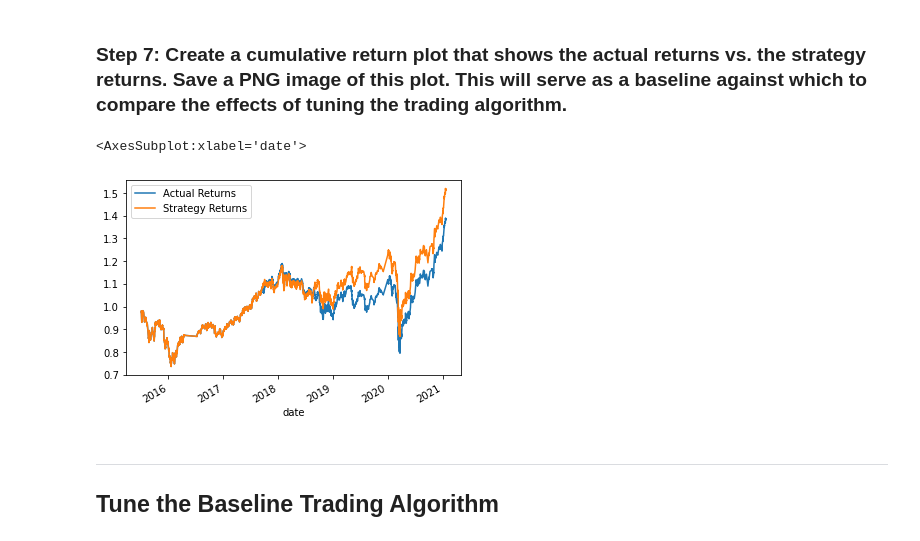
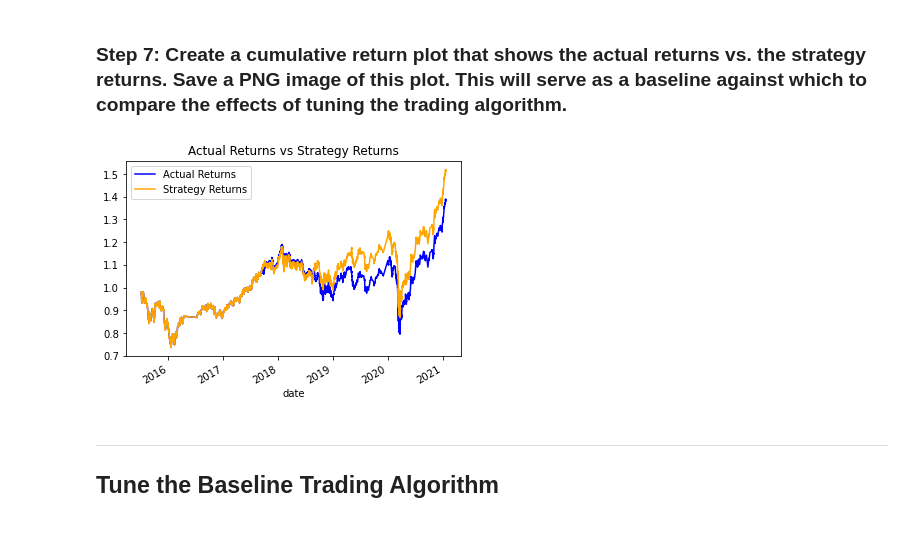
Before and after one commit to douglasg-fintec/machine_learning_trading_bot, a Jupyter notebook: machine_learning_trading_bot.ipynb, the cells around one changed output. Saved outputs shown, nothing was run; the diff lists cells and outputs as text; code cells hidden in the pictures.

Commit message:
Add mathpot to save image

```diff
--- a/machine_learning_trading_bot.ipynb
+++ b/machine_learning_trading_bot.ipynb
@@ -358,7 +354,7 @@ predictions_df['Predicted'] = svm_pred
 predictions_df['Actual Returns'] = signals_df['Actual Returns']
 
 # Add the strategy returns to the DataFrame
-predictions_df['Strategy Returns'] = predictions_df['Actual Returns'] * predictions_df['Predicted']
+predictions_df['Strategy Returns'] = (predictions_df['Actual Returns'] * predictions_df['Predicted'] )
 
 # Review the DataFrame
 display(predictions_df.head())
@@ -380,12 +376,25 @@ display(predictions_df.tail())
 | 2021-01-22 15:45:00 | 1.0 | -0.000896 | -0.000896 |
 # %% [markdown]
 ### Step 7: Create a cumulative return plot that shows the actual returns vs. the strategy returns. Save a PNG image of this plot. This will serve as a baseline against which to compare the effects of tuning the trading algorithm.
-# %%
-# Plot the actual returns versus the strategy returns
-(1 + predictions_df[["Actual Returns", "Strategy Returns"]]).cumprod().plot()
-# %% [output]
-<AxesSubplot:xlabel='date'>
-[figure, removed]
+# %%
+# Plot the actual returns versus the strategy returns
+predictions_cumprod_df=(1 + predictions_df[["Actual Returns", "Strategy Returns"]]).cumprod()
+
+# gca stands for 'get current axis'
+ax=plt.gca()
+
+plt.title ('Actual Returns vs Strategy Returns')
+
+
+predictions_cumprod_df.plot(kind='line', y='Actual Returns', color='blue',ax=ax)
+predictions_cumprod_df.plot(kind='line', y='Strategy Returns',color='orange',ax=ax)
+
+# the plot gets saved to '.png file'
+plt.savefig(Path("./Images/Actual_Returns_vs_Strategy_Returns.png"))
+# dispay plot
+plt.show()
+# %% [output]
+[figure, added]
 # %% [markdown]
 ---
 
```
Also changed, not shown: parts of 7 cells of this notebook, 1 other file.
